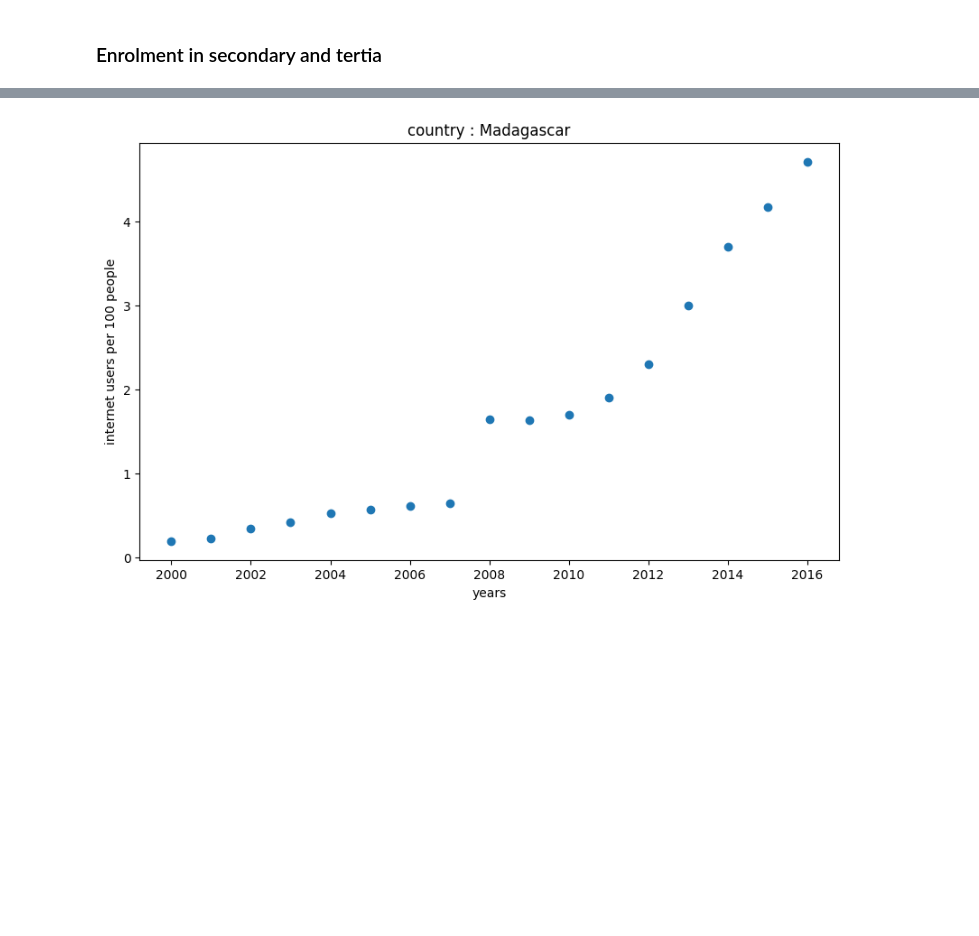
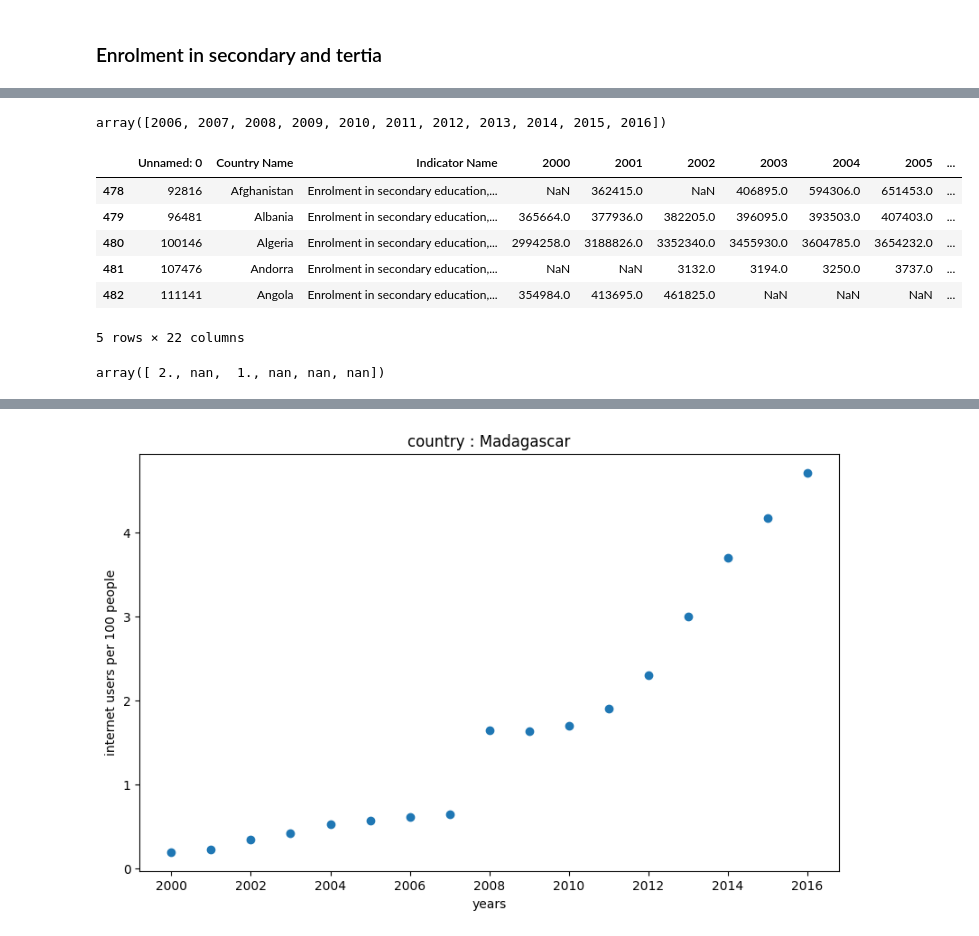
Before and after one commit to JulienfLeBoucher/OC_Edtech, a Jupyter notebook: LE-BOUCHER_Julien_1_notebook_122022.ipynb, the cells around one changed output, grey strips where cells are left out. Drawn from its saved outputs; the diff is of its cells as text; code cells hidden in the pictures; blank space fills up the shorter version.

```diff
--- a/LE-BOUCHER_Julien_1_notebook_122022.ipynb
+++ b/LE-BOUCHER_Julien_1_notebook_122022.ipynb
@@ -1321,0 +1433,19 @@ population_age_secondary_processed = pd.read_csv('population_age_secondary_proce
+# %%
+x = np.arange(2000,2017)
+x[x>2005]
+# %% [output]
+array([2006, 2007, 2008, 2009, 2010, 2011, 2012, 2013, 2014, 2015, 2016])
+# %%
+enrolment_secondary.loc['2010':].head()
+# %% [output]
+|  | Unnamed: 0 | Country Name | Indicator Name | 2000 | 2001 | 2002 | 2003 | 2004 | 2005 | ... |
+| 478 | 92816 | Afghanistan | Enrolment in secondary education,... | NaN | 362415.0 | NaN | 406895.0 | 594306.0 | 651453.0 | ... |
+| 479 | 96481 | Albania | Enrolment in secondary education,... | 365664.0 | 377936.0 | 382205.0 | 396095.0 | 393503.0 | 407403.0 | ... |
+| 480 | 100146 | Algeria | Enrolment in secondary education,... | 2994258.0 | 3188826.0 | 3352340.0 | 3455930.0 | 3604785.0 | 3654232.0 | ... |
+| 481 | 107476 | Andorra | Enrolment in secondary education,... | NaN | NaN | 3132.0 | 3194.0 | 3250.0 | 3737.0 | ... |
+| 482 | 111141 | Angola | Enrolment in secondary education,... | 354984.0 | 413695.0 | 461825.0 | NaN | NaN | NaN | ... |
+5 rows × 22 columns
+# %%
+a
+# %% [output]
+array([ 2., nan,  1., nan, nan, nan])
```
Also changed, not shown: parts of 21 cells of this notebook, 2 other files.
